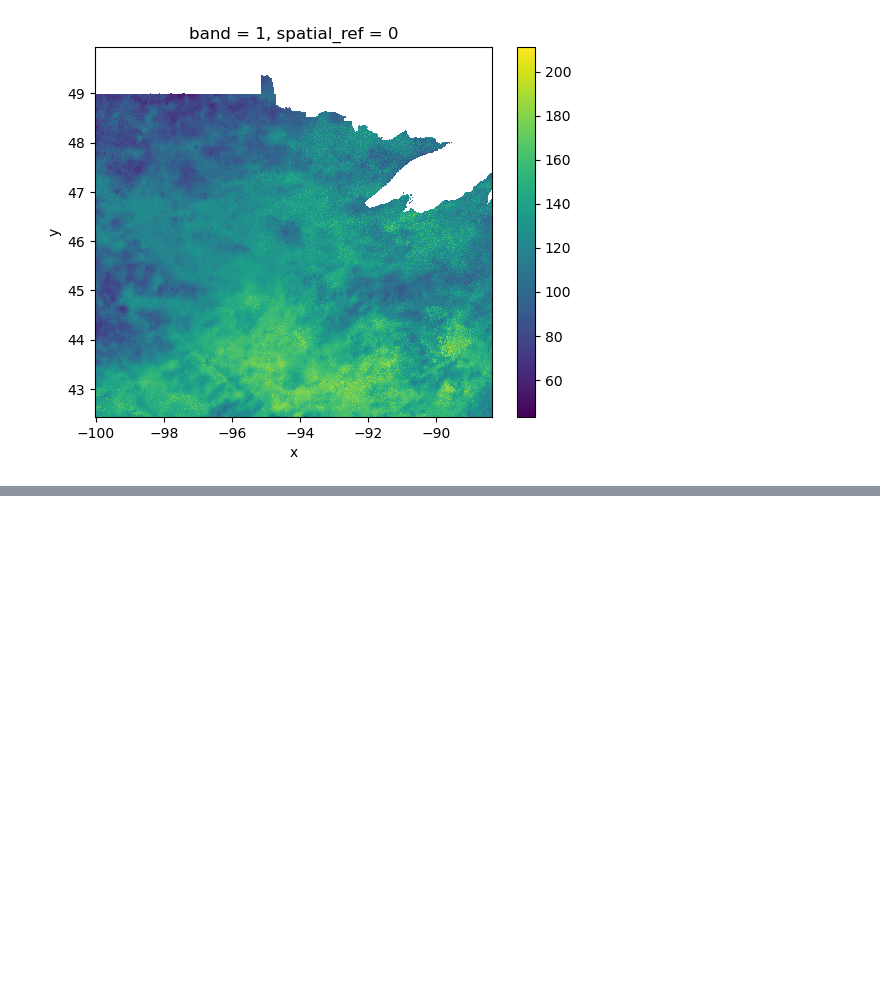
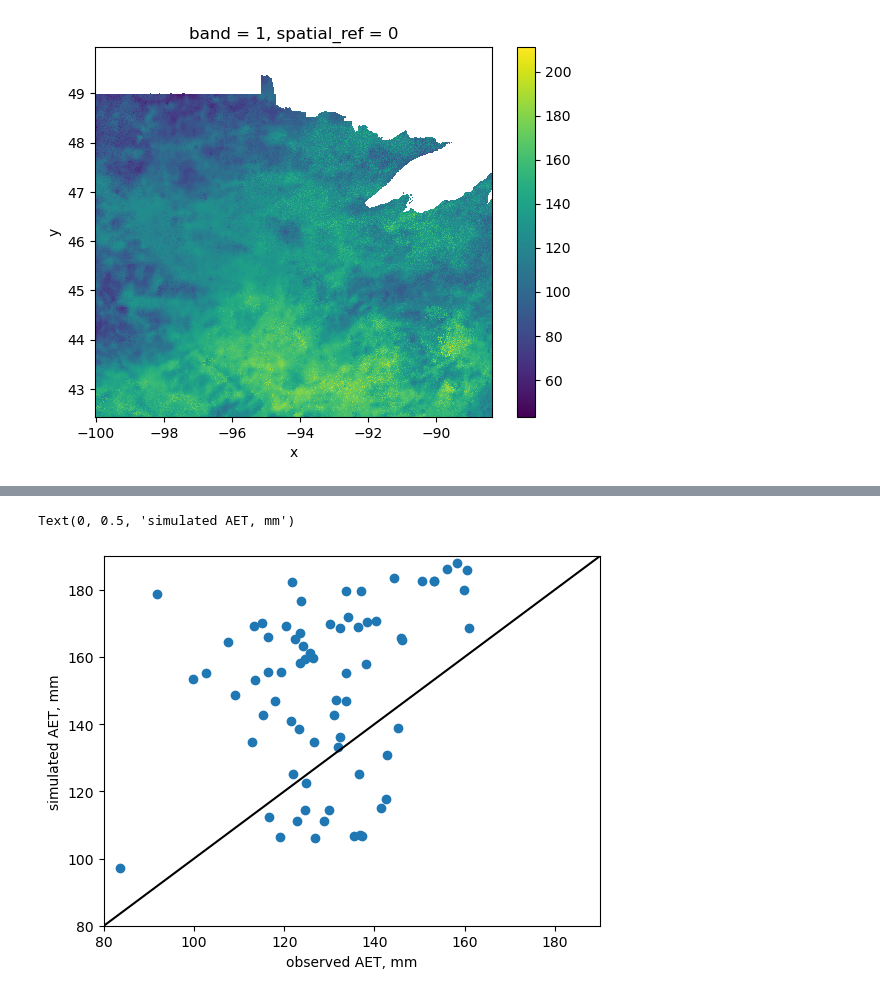
Before and after one commit to smwesten-usgs/zonal_stats_experiments, a Jupyter notebook: simple_zonal_stats.ipynb, the cells around one changed output, grey strips where cells are left out. Drawn from its saved outputs; the diff is of its cells as text; code cells hidden in the pictures; blank space fills up the shorter version.

Commit message:
add simple scatter plot to example in notebook

```diff
--- a/simple_zonal_stats.ipynb
+++ b/simple_zonal_stats.ipynb
@@ -128,7 +145,7 @@ obsdf.plot()
 <matplotlib.collections.QuadMesh at 0x...>
 [figure]
 # %%
-df_obs = zonal_stats(zone_rasterized_4269_da, aet_obs_subset)
+df_obs = zonal_stats(zone_rasterized_4269_da, aet_obs_subset*31)
 df_sim = zonal_stats(zone_rasterized_5070_da, aet_sim.actual_et.sum(dim='time')*25.4)
 #IPython.display.HTML(df_obs.to_html())
 # %%
@@ -143,0 +183,12 @@ df_merged
+# %%
+# simple plot of observed versus simulated, as calculated as zonal statistics from the 70 USGS gage watershed outlines
+fig, ax1 = plt.subplots()
+ax1.scatter(df_obs['mean'], df_sim['mean'])
+ax1.set_xlim(80,190)
+ax1.set_ylim(80,190)
+ax1.add_line(plt.Line2D(xdata=[80,190], ydata=[80,190],color='black'))
+ax1.set_xlabel("observed AET, mm")
+ax1.set_ylabel("simulated AET, mm")
+# %% [output]
+Text(0, 0.5, 'simulated AET, mm')
+[figure, added]
```
Also changed, not shown: parts of 16 cells of this notebook.
